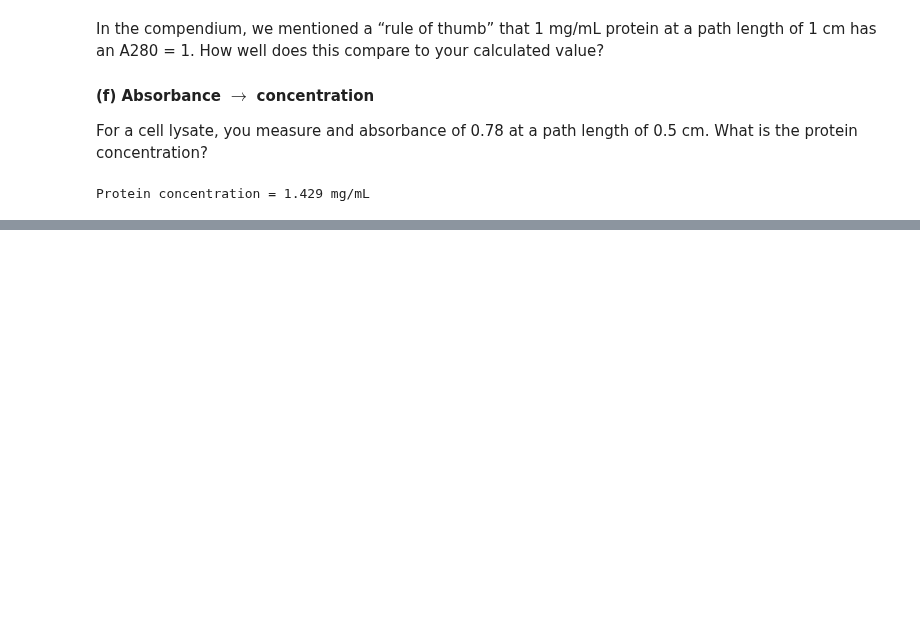
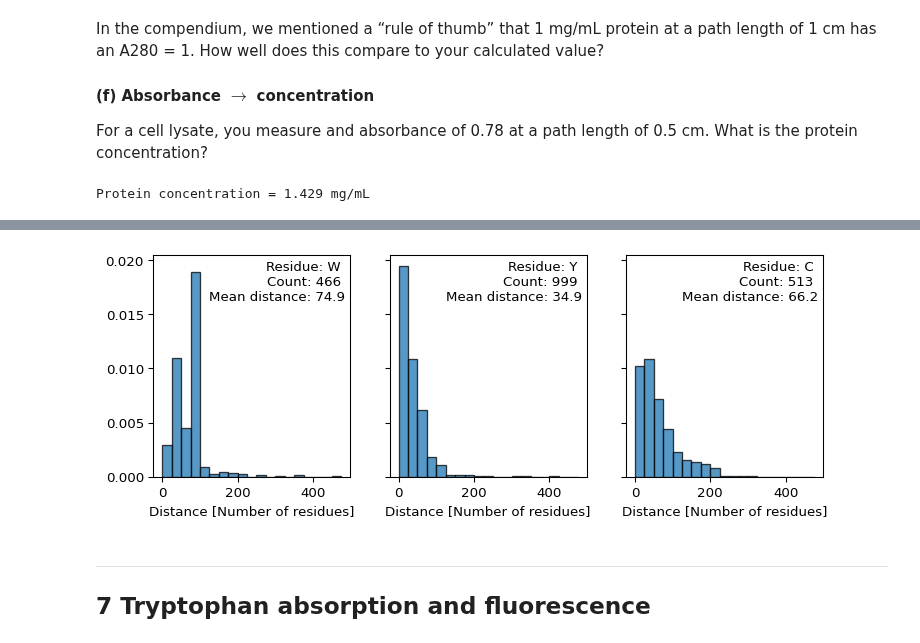
Before and after one commit to au-mbg/fysisk-biokemi, a Jupyter notebook: built_notebooks/master/week_45.ipynb, the cells around one changed output, grey strips where cells are left out. Drawn from its saved outputs; the diff is of its cells as text; code cells hidden in the pictures; blank space fills up the shorter version.

```diff
--- a/built_notebooks/master/week_45.ipynb
+++ b/built_notebooks/master/week_45.ipynb
@@ -637,0 +860,4 @@ Protein concentration = 1.429 mg/mL
+# %%
+protein_1_ext_coeff = 180000
+protein_2_ext_coeff = 80000
+l = 0.1
@@ -637,0 +969,4 @@ Protein concentration = 1.429 mg/mL
+# %%
+sequence = """GLSDGEWQLVLNVWGKVEADIPGHGQEVLIRLFKGHPETLEKFDKFKHLKSEDEMKASEDLKKHGA
+TVLTALGGILKKKGHHEAEIKPLAQSHATKHKIPVKYLEFISECIIQVLQSKHPGDFGADAQGAMNKALELFRKDMASNY
+KELGFQG"""
@@ -637,0 +1164,7 @@ Protein concentration = 1.429 mg/mL
+# %%
+from fysisk_biokemi.datasets import load_dataset
+titin_sequence = load_dataset('titin')
+
+print(f'Titin number of residues: {len(titin_sequence)}')
+print('First 100 residues')
+print(titin_sequence[0:100])
@@ -637,0 +1195,28 @@ Protein concentration = 1.429 mg/mL
+# %%
+import numpy as np
+import matplotlib.pyplot as plt
+
+def get_distance(sequence, letter):
+    W_index = np.argwhere(np.array([l for l in sequence]) == letter)
+    count = len(W_index)
+    distance = (W_index - np.roll(W_index, 1))[1:]
+    return distance, count
+
+letters = ['W', 'Y', 'C']
+
+fig, axes = plt.subplots(1, 3, figsize=(3*3, 3), sharey=True)
+axes = axes.flatten()
+
+for ax, letter in zip(axes, letters):
+    distance, count = get_distance(titin_sequence, letter)
+    ax.hist(distance, bins=np.arange(0, 500, 25),
+        edgecolor='black', alpha=0.75, density=True)
+    ax.set_xlabel('Distance [Number of residues]')
+    info = f'Residue: {letter} \nCount: {count} \nMean distance: {np.mean(distance):.1f}'
+    ax.text(0.975, 0.975, info, transform=ax.transAxes, ha='right', va='top')
+# %% [output]
+[figure, added]
+# %% [markdown]
+------------------------------------------------------------------------
+
+## 7 Tryptophan absorption and fluorescence
```
Also changed, not shown: parts of 102 cells of this notebook, 13 other files.
